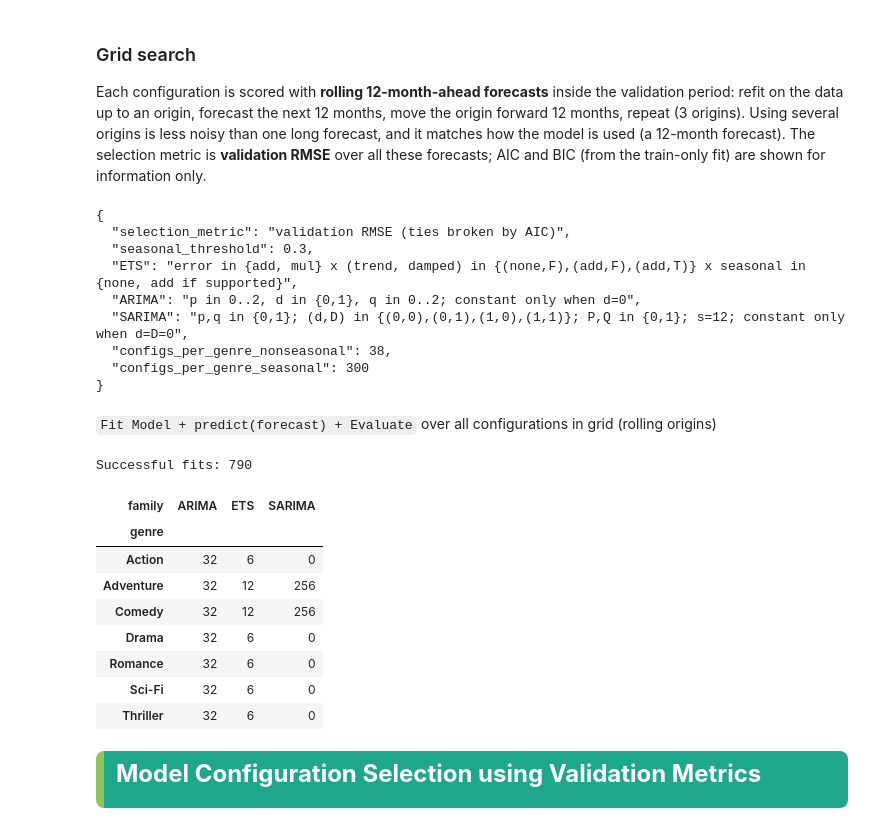
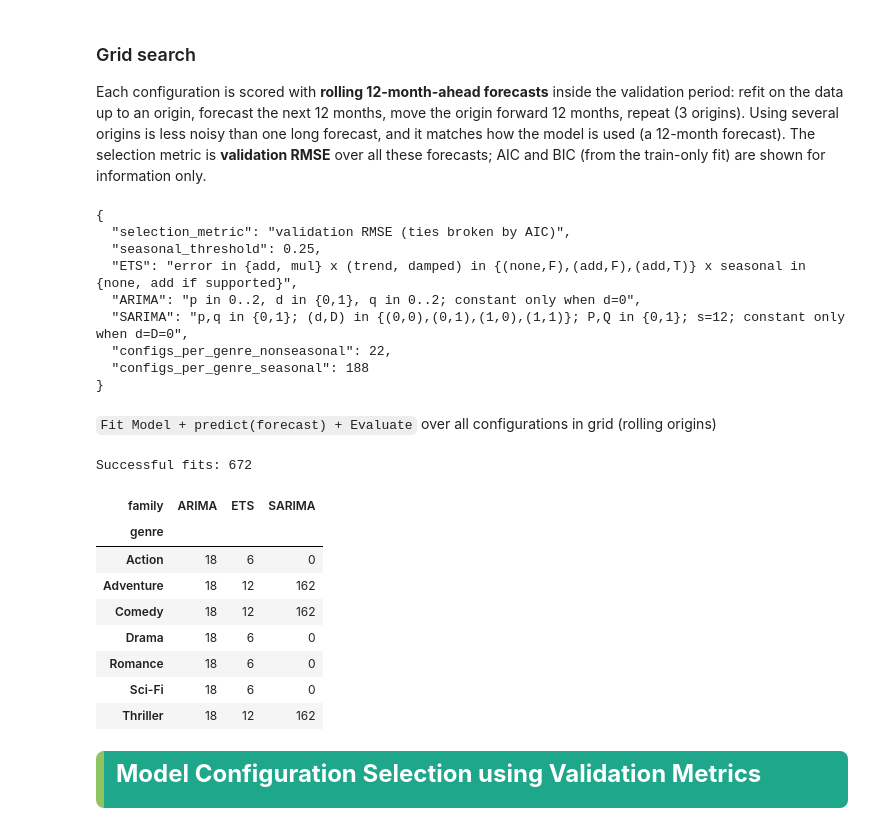
Before and after one commit to HemantkMCA25/Movie-Genre-Popularity-Forecasting-V2, a Jupyter notebook: notebooks/TS_ForecastingV3.ipynb, the cells around one changed output. Drawn from its saved outputs; the diff is of its cells as text; code cells hidden in the pictures.

```diff
--- a/notebooks/TS_ForecastingV3.ipynb
+++ b/notebooks/TS_ForecastingV3.ipynb
@@ -236,7 +236,7 @@ Three model families, `fitted separately for every genre`:
 
 **Is seasonality there?** We measure seasonal strength with an STL decomposition on the *training data only* (1 means fully seasonal, 0 means none): `1 - Var(remainder) / Var(seasonal + remainder)`. A genre counts as seasonal if the strength is at least 0.30 (a simple rule I chose and kept it low so seasonal models get a fair chance, though we will see there was no need).
 # %%
-SEASONAL_THRESHOLD = 0.30
+SEASONAL_THRESHOLD = 0.25
 
 def seasonal_strength(y):
     r = STL(y, period=SEASON, robust=True).fit()
@@ -303,16 +303,16 @@ Each configuration is scored with **rolling 12-month-ahead forecasts** inside th
 # %%
 def ets_grid(seasonal):
     seasons = [None, "add"] if seasonal else [None]
-    trends = [(None, False), ("add", False), ("add", True)]
+    trends = [("add", False), ("add", True)]
     return [dict(error=e, trend=t, damped=dm, seasonal=s) for e, (t, dm), s in product(["add", "mul"], trends, seasons)]
 
 def arima_grid():
-    return [dict(order=(p, d, q), trend="c" if d == 0 else "n") for p, d, q in product(range(4), (0, 1), range(4))]
+    return [dict(order=(p, d, q), trend="c" if d == 0 else "n") for p, d, q in product(range(3), (0, 1), range(3))]
 
-def sarima_grid():
+def sarima_grid(SEASON=12):
     cfgs = []
-    for p, q, (d, D_), P, Q in product(range(4), range(4), ((0, 0), (0, 1), (1, 0), (1, 1)), (0, 1), (0, 1)):
-        cfgs.append(dict(order=(p, d, q), seasonal_order=(P, D_, Q, SEASON), trend="c" if d + D_ == 0 else "n"))
+    for p, d, q, P, D, Q in product(range(3), (0, 1), range(3), range(3), (1,), range(3)):
+        cfgs.append({"order": (p, d, q), "seasonal_order": (P, D, Q, SEASON), "trend": "c" if d + D == 0 else "n"})
     return cfgs
 
 grid_definition = {
@@ -332,54 +332,53 @@ print(json.dumps({k: v for k, v in grid_definition.items() if k != "seasonal_mod
 # %% [output]
 {
   "selection_metric": "validation RMSE (ties broken by AIC)",
-  "seasonal_threshold": 0.3,
+  "seasonal_threshold": 0.25,
   "ETS": "error in {add, mul} x (trend, damped) in {(none,F),(add,F),(add,T)} x seasonal in {none, add if supported}",
   "ARIMA": "p in 0..2, d in {0,1}, q in 0..2; constant only when d=0",
   "SARIMA": "p,q in {0,1}; (d,D) in {(0,0),(0,1),(1,0),(1,1)}; P,Q in {0,1}; s=12; constant only when d=D=0",
-  "configs_per_genre_nonseasonal": 38,
-  "configs_per_genre_seasonal": 300
+  "configs_per_genre_nonseasonal": 22,
+  "configs_per_genre_seasonal": 188
 }
 # %% [markdown]
 `Fit Model + predict(forecast) + Evaluate` over all configurations in grid (rolling origins)
 # %%
 ORIGINS = range(0, len(val) - HORIZON + 1, HORIZON)      # validation origins: 0, 12, 24, 36
 
 log_rows = []
 
 for g in GENRES:
     families = {"ETS": ets_grid(seasonal_need[g]), "ARIMA": arima_grid()}
-    if seasonal_need[g]:
-        families["SARIMA"] = sarima_grid()
+    if seasonal_need[g]: families["SARIMA"] = sarima_grid()
 
     for family, cfgs in families.items():
         for cfg in cfgs:
             actual, pred = [], []
             for o in ORIGINS:
                 res = fit_model(family, cfg, df[g].iloc[: n_train + o])      # only data before the origin
                 pred += list(res.forecast(HORIZON))
                 actual += list(val[g].values[o: o + HORIZON])
                 if o == 0:
                     aic, bic = float(res.aic), float(res.bic)                # train-only fit
             m = metrics(actual, pred)
 
             log_rows.append(dict(
                 genre=g, family=family, params=label(family, cfg), cfg=cfg,
                 val_MAE=m["MAE"], val_RMSE=m["RMSE"], val_MAPE=m["MAPE"], aic=aic, bic=bic))
 
 grid_log = pd.DataFrame(log_rows)
 print("Successful fits:", len(grid_log))
 display(grid_log.groupby(["genre", "family"]).size().unstack(fill_value=0))
 # %% [output]
-Successful fits: 790
+Successful fits: 672
 | family | ARIMA | ETS | SARIMA |
 | genre |  |  |  |
-| Action | 32 | 6 | 0 |
-| Adventure | 32 | 12 | 256 |
-| Comedy | 32 | 12 | 256 |
-| Drama | 32 | 6 | 0 |
-| Romance | 32 | 6 | 0 |
-| Sci-Fi | 32 | 6 | 0 |
-| Thriller | 32 | 6 | 0 |
+| Action | 18 | 6 | 0 |
+| Adventure | 18 | 12 | 162 |
+| Comedy | 18 | 12 | 162 |
+| Drama | 18 | 6 | 0 |
+| Romance | 18 | 6 | 0 |
+| Sci-Fi | 18 | 6 | 0 |
+| Thriller | 18 | 12 | 162 |
 # %% [markdown]
 <div style="
 background:#1EA78A;
```
Also changed, not shown: parts of 13 cells of this notebook, 3 other files.
